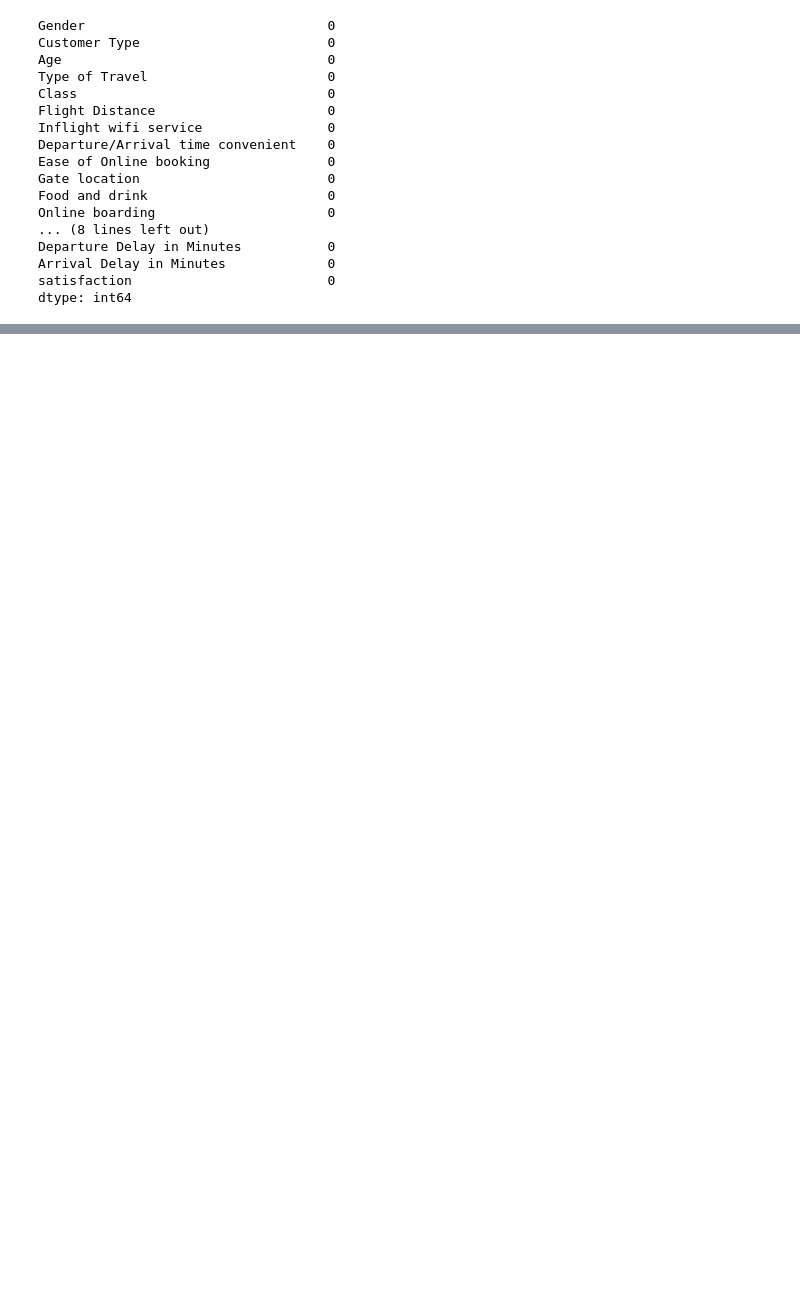
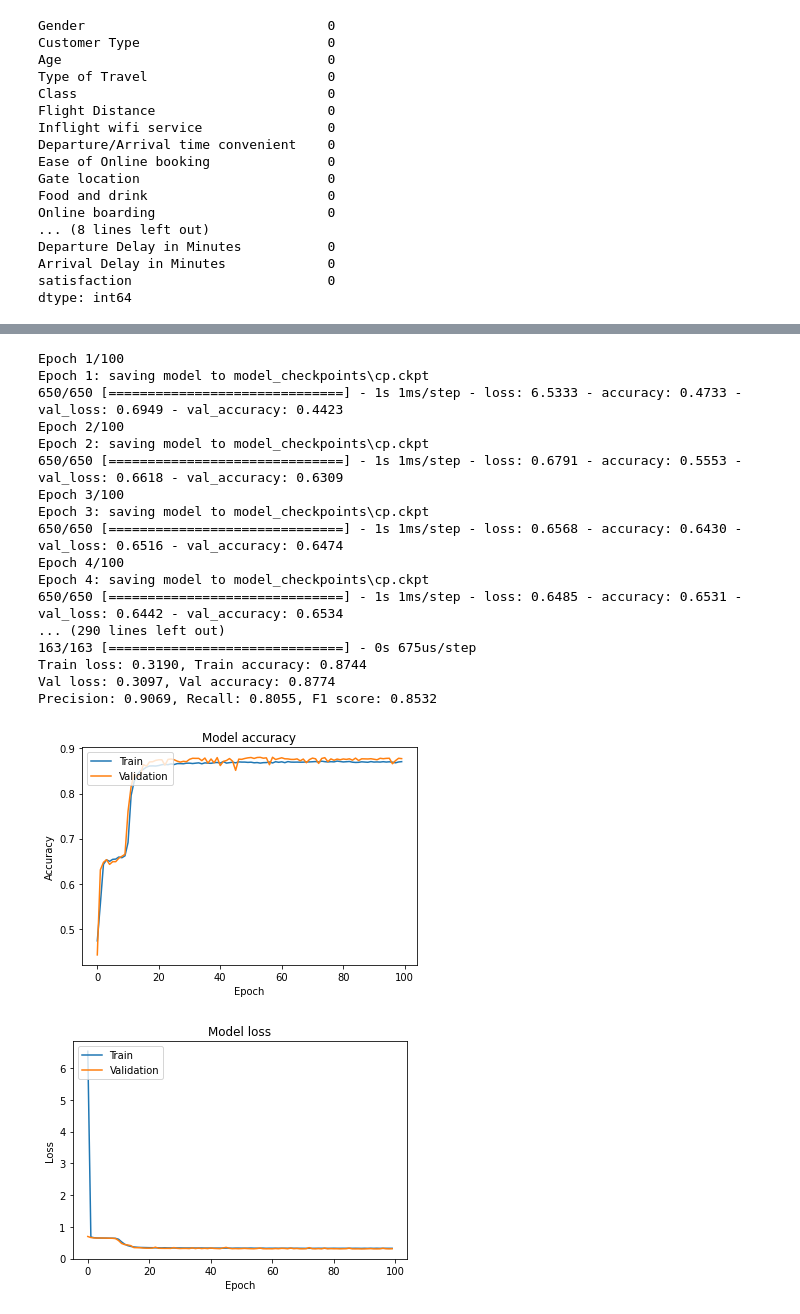
Before and after one commit to Rutvik2303/AI_final_project, a Jupyter notebook: Untitled.ipynb, the cells around one changed output, grey strips where cells are left out. Cells and saved outputs as stored; diff of their text form; code cells hidden in the pictures; blank space fills up the shorter version.

```diff
--- a/Untitled.ipynb
+++ b/Untitled.ipynb
@@ -293,0 +233,65 @@ Precision: 0.9641, Recall: 0.9089, F1 score: 0.9357
+# %%
+# Compile the model
+
+model= model1
+model.compile(optimizer='adam', loss='binary_crossentropy', metrics=['accuracy'])
+
+# Train the model with model checkpointing
+checkpoint_path = "model_checkpoints/cp.ckpt"
+cp_callback = tf.keras.callbacks.ModelCheckpoint(filepath=checkpoint_path, save_weights_only=True, verbose=1)
+history = model.fit(train_features, train_labels, epochs=100, validation_data=(val_features, val_labels), callbacks=[cp_callback])
+
+# Evaluate the model on the training set and validation set
+train_loss, train_acc = model.evaluate(train_features, train_labels)
+val_loss, val_acc = model.evaluate(val_features, val_labels)
+
+# Make predictions on the validation set
+val_pred = model.predict(val_features)
+val_pred_labels = np.round(val_pred)
+
+# Calculate other metrics besides accuracy
+precision = precision_score(val_labels, val_pred_labels)
+recall = recall_score(val_labels, val_pred_labels)
+f1 = f1_score(val_labels, val_pred_labels)
+
+# Print results
+print(f"Train loss: {train_loss:.4f}, Train accuracy: {train_acc:.4f}")
+print(f"Val loss: {val_loss:.4f}, Val accuracy: {val_acc:.4f}")
+print(f"Precision: {precision:.4f}, Recall: {recall:.4f}, F1 score: {f1:.4f}")
+
+# Plot learning curves
+plt.plot(history.history['accuracy'])
+plt.plot(history.history['val_accuracy'])
+plt.title('Model accuracy')
+plt.ylabel('Accuracy')
+plt.xlabel('Epoch')
+plt.legend(['Train', 'Validation'], loc='upper left')
+plt.show()
+
+plt.plot(history.history['loss'])
+plt.plot(history.history['val_loss'])
+plt.title('Model loss')
+plt.ylabel('Loss')
+plt.xlabel('Epoch')
+plt.legend(['Train', 'Validation'], loc='upper left')
+plt.show()
+# %% [output]
+Epoch 1/100
+Epoch 1: saving model to model_checkpoints\cp.ckpt
+650/650 [==============================] - 1s 1ms/step - loss: 6.5333 - accuracy: 0.4733 - val_loss: 0.6949 - val_accuracy: 0.4423
+Epoch 2/100
+Epoch 2: saving model to model_checkpoints\cp.ckpt
+650/650 [==============================] - 1s 1ms/step - loss: 0.6791 - accuracy: 0.5553 - val_loss: 0.6618 - val_accuracy: 0.6309
+Epoch 3/100
+Epoch 3: saving model to model_checkpoints\cp.ckpt
+650/650 [==============================] - 1s 1ms/step - loss: 0.6568 - accuracy: 0.6430 - val_loss: 0.6516 - val_accuracy: 0.6474
+Epoch 4/100
+Epoch 4: saving model to model_checkpoints\cp.ckpt
+650/650 [==============================] - 1s 1ms/step - loss: 0.6485 - accuracy: 0.6531 - val_loss: 0.6442 - val_accuracy: 0.6534
+... (290 lines left out)
+163/163 [==============================] - 0s 675us/step
+Train loss: 0.3190, Train accuracy: 0.8744
+Val loss: 0.3097, Val accuracy: 0.8774
+Precision: 0.9069, Recall: 0.8055, F1 score: 0.8532
+[figure, added]
+[figure, added]
```
Also changed, not shown: parts of 17 cells of this notebook.
